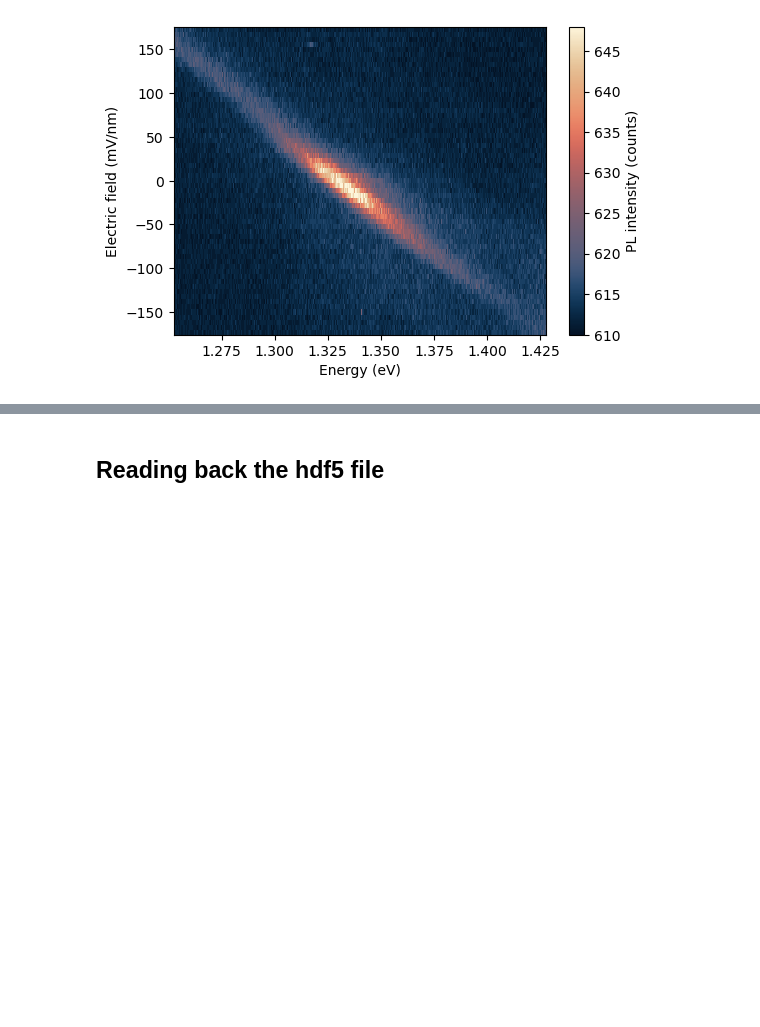
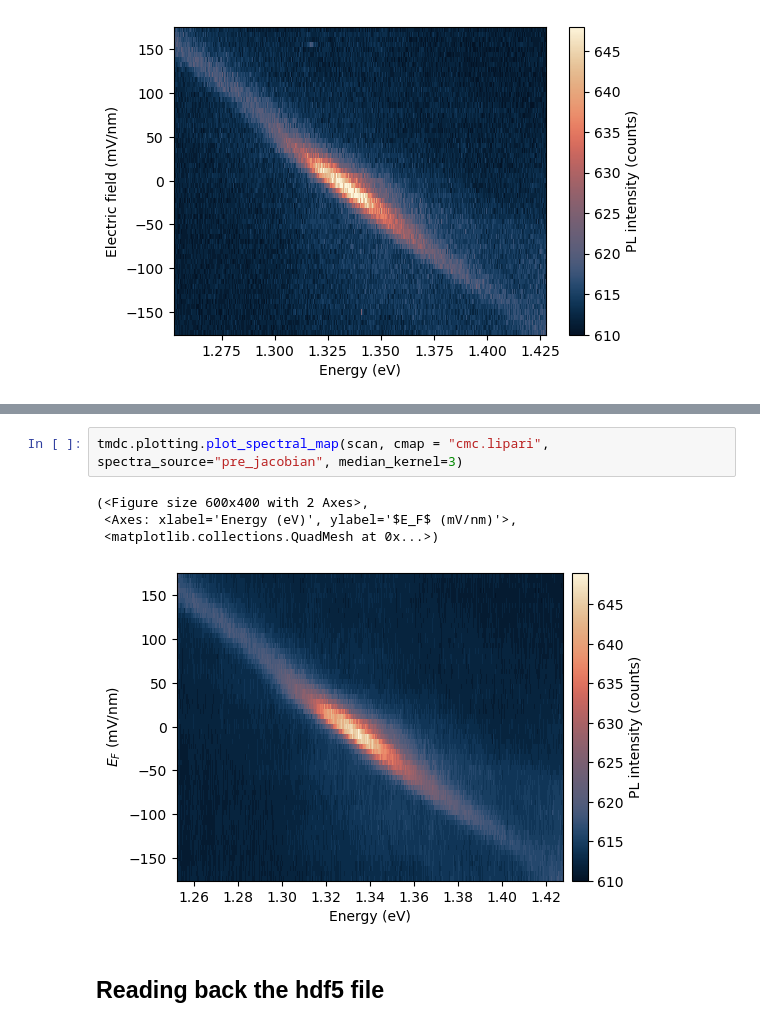
Before and after one commit to brandonlokesy/LANES-TMDC-Optics-Tools, a Jupyter notebook: examples/example_hdf5_roundtrip.ipynb, the cells around one changed output, grey strips where cells are left out. Cells and saved outputs as stored; diff of their text form; blank space fills up the shorter version.

```diff
--- a/examples/example_hdf5_roundtrip.ipynb
+++ b/examples/example_hdf5_roundtrip.ipynb
@@ -280,3 +284,10 @@ Text(0, 0.5, 'Electric field (mV/nm)')
+# %%
+tmdc.plotting.plot_spectral_map(scan, cmap = "cmc.lipari", spectra_source="pre_jacobian", median_kernel=3)
+# %% [output]
+(<Figure size 600x400 with 2 Axes>,
+ <Axes: xlabel='Energy (eV)', ylabel='$E_F$ (mV/nm)'>,
+ <matplotlib.collections.QuadMesh at 0x...>)
+[figure, added]
 # %% [markdown]
 ## Reading back the hdf5 file
 # %% [markdown]
```
Also changed, not shown: parts of 7 cells of this notebook, 4 other files.
